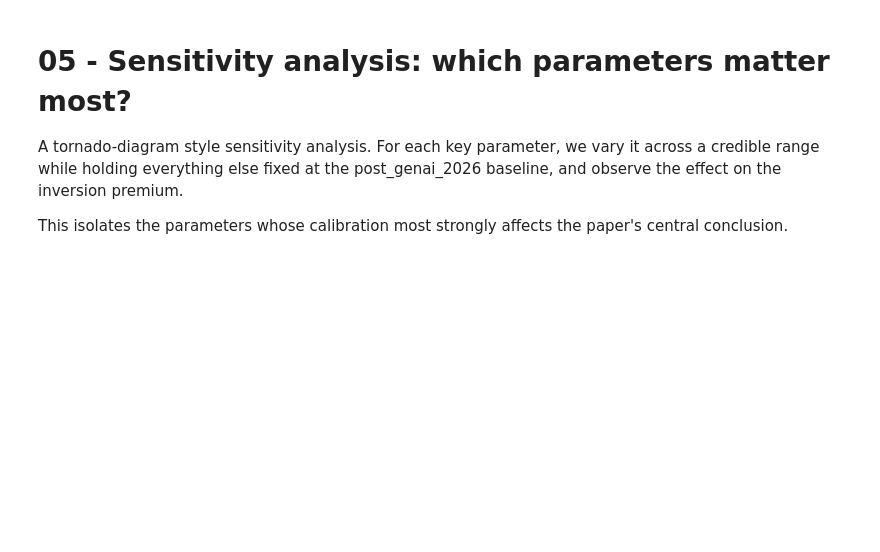
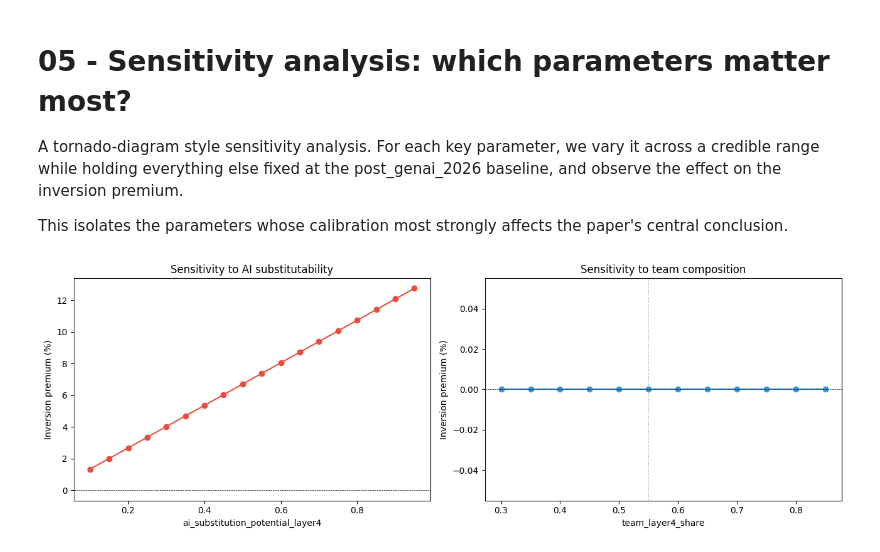
Before and after one commit to commoditizationstack/commoditization-stack, a Jupyter notebook: notebooks/05_sensitivity_analysis.ipynb, the cells around one changed output. Drawn from its saved outputs; the diff is of its cells as text; code cells hidden in the pictures; blank space fills up the shorter version.

```diff
--- a/notebooks/05_sensitivity_analysis.ipynb
+++ b/notebooks/05_sensitivity_analysis.ipynb
@@ -24,37 +24,39 @@ def run_with_param(param_path, value):
     for k in keys[:-1]:
         target = target[k]
     target[keys[-1]] = value
     result = run_single_simulation(cfg)
     classical = result.valuations_at_exit['damodaran_classical']
     inverted = result.valuations_at_exit['damodaran_inverted']
     return 100 * (inverted - classical) / max(classical, 1.0)
 
-# Sweep ai_substitution_potential_layer3
+# Sweep ai_substitution_potential_layer4
 ai_values = np.linspace(0.10, 0.95, 18)
-ai_results = [run_with_param('startup.ai_substitution_potential_layer3', v) for v in ai_values]
+ai_results = [run_with_param('startup.ai_substitution_potential_layer4', v) for v in ai_values]
 
-# Sweep team_layer3_share by editing team_layer_distribution
+# Sweep team_layer4_share by editing team_layer_distribution
 shares = np.linspace(0.30, 0.85, 12)
 share_results = []
 for s in shares:
     cfg = deepcopy(base_config)
-    cfg['startup']['team_layer_distribution'] = {'layer_3': s, 'layer_4': (1-s)*0.7, 'layer_5': (1-s)*0.3}
+    cfg['startup']['team_layer_distribution'] = {'layer_3': (1-s)*0.7, 'layer_4': s, 'layer_5': (1-s)*0.3}
     res = run_single_simulation(cfg)
     classical = res.valuations_at_exit['damodaran_classical']
     inverted = res.valuations_at_exit['damodaran_inverted']
     share_results.append(100 * (inverted - classical) / max(classical, 1.0))
 
 fig, axes = plt.subplots(1, 2, figsize=(13, 4.5))
 axes[0].plot(ai_values, ai_results, 'o-', color='#e74c3c')
 axes[0].axhline(0, color='black', linewidth=0.5, linestyle='--')
-axes[0].set_xlabel('ai_substitution_potential_layer3')
+axes[0].set_xlabel('ai_substitution_potential_layer4')
 axes[0].set_ylabel('Inversion premium (%)')
 axes[0].set_title('Sensitivity to AI substitutability')
 axes[1].plot(shares, share_results, 'o-', color='#3498db')
 axes[1].axhline(0, color='black', linewidth=0.5, linestyle='--')
-axes[1].axvline(base_config['valuation']['damodaran_inverted_threshold_layer3_share'],
+axes[1].axvline(base_config['valuation']['damodaran_inverted_threshold_layer4_share'],
                 color='gray', linewidth=0.6, linestyle=':')
-axes[1].set_xlabel('team_layer3_share')
+axes[1].set_xlabel('team_layer4_share')
 axes[1].set_ylabel('Inversion premium (%)')
 axes[1].set_title('Sensitivity to team composition')
 plt.tight_layout(); plt.show()
+# %% [output]
+[figure, added]
```
Also changed, not shown: 3 other files.
